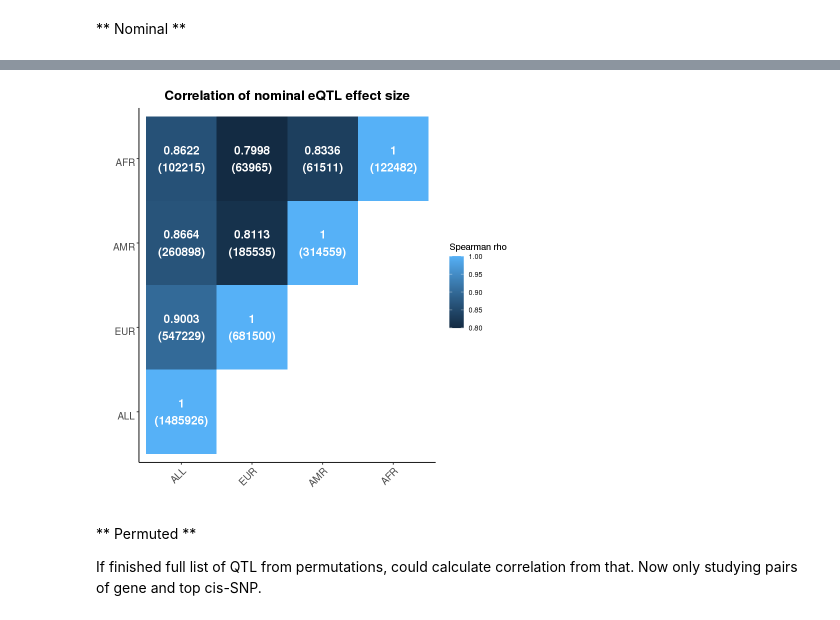
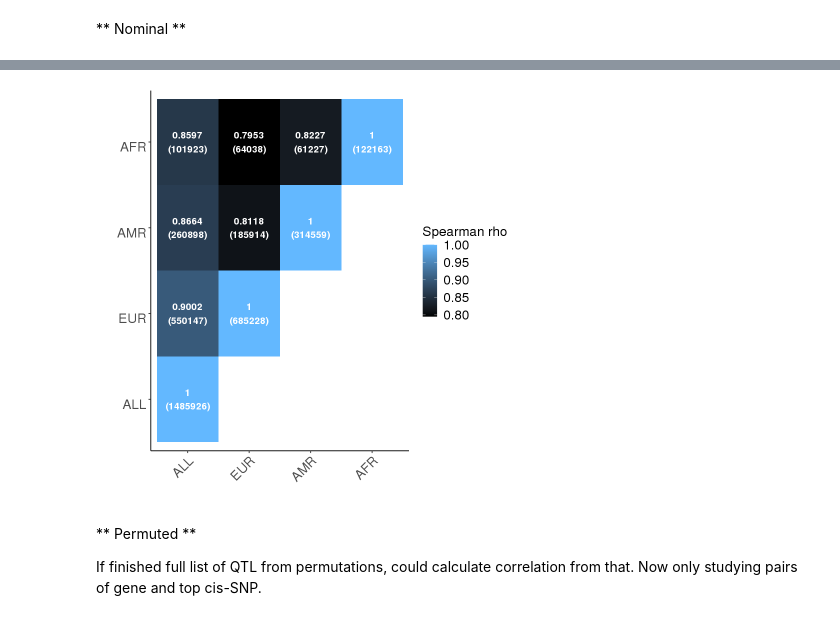
Before and after one commit to gandallab/devBrain_xQTL, a Jupyter notebook: code/04-QTL/cis-eQTL/eqtl_analysis.ipynb, the cells around one changed output, grey strips where cells are left out. Drawn from its saved outputs; the diff is of its cells as text; code cells hidden in the pictures.

```diff
--- a/code/04-QTL/cis-eQTL/eqtl_analysis.ipynb
+++ b/code/04-QTL/cis-eQTL/eqtl_analysis.ipynb
@@ -1209,0 +1531,4 @@ Warning message in cor.test.default(x = mixed_amr$slope.x.abs, y = mixed_amr$slo
+# %%
+# eur, amr
+eur_amr <- eur_nominal %>% inner_join(amr_nominal, by = "gene_snp")
+eur_amr_corr <- cor.test(x = abs(eur_amr$slope.x), y = abs(eur_amr$slope.y), method = 'spearman')
@@ -1220,7 +1545,5 @@ Warning message in cor.test.default(x = mixed_afr$slope.x.abs, y = mixed_afr$slo
 # %%
-# eur, amr
-eur_amr <- eur_nominal %>% inner_join(amr_nominal, by = "gene_snp")
-dim(eur_amr)
-eur_amr <- eur_amr %>% mutate(slope.x.abs = abs(slope.x), slope.y.abs = abs(slope.y))
-eur_amr_corr <- cor.test(x=eur_amr$slope.x.abs, y=eur_amr$slope.y.abs, method = 'spearman')
+# amr, afr
+amr_afr <- amr_nominal %>% inner_join(afr_nominal, by = "gene_snp")
+amr_afr_corr <- cor.test(x = abs(amr_afr$slope.x), y = abs(amr_afr$slope.y), method = 'spearman')
 # %% [output]
@@ -1230,6 +1551,0 @@ Warning message in cor.test.default(x = eur_amr$slope.x.abs, y = eur_amr$slope.y
-# %%
-# eur, afr
-eur_afr <- eur_nominal %>% inner_join(afr_nominal, by = "gene_snp")
-dim(eur_afr)
-eur_afr <- eur_afr %>% mutate(slope.x.abs = abs(slope.x), slope.y.abs = abs(slope.y))
-eur_afr_corr <- cor.test(x=eur_afr$slope.x.abs, y=eur_afr$slope.y.abs, method = 'spearman')
@@ -1240,6 +1551,0 @@ Warning message in cor.test.default(x = eur_afr$slope.x.abs, y = eur_afr$slope.y
-# %%
-# amr, afr
-amr_afr <- amr_nominal %>% inner_join(afr_nominal, by = "gene_snp")
-dim(amr_afr)
-amr_afr <- amr_afr %>% mutate(slope.x.abs = abs(slope.x), slope.y.abs = abs(slope.y))
-amr_afr_corr <- cor.test(x=amr_afr$slope.x.abs, y=amr_afr$slope.y.abs, method = 'spearman')
@@ -1297,18 +1583,22 @@ df$group2 <- factor(df$group2, levels = c("ALL", "EUR", "AMR", "AFR"))
 # %%
 p <- ggplot(df, aes(x = group1, y = group2, fill = rho)) +
     geom_tile() +
  scale_fill_gradient(
-   name="Spearman rho") +
+   name = "Spearman rho",
+   low = "black", high = "steelblue1") +
  theme_classic() +
  labs(x = "", y = "") +
  theme(axis.text.x = element_text(angle = 45, vjust = 1,
-    size = 12, hjust = 1),
+    size = 16, hjust = 1),
        axis.text.y = element_text(vjust = 1,
-    size = 12, hjust = 1),
-       axis.title = element_text(size=12),
-       plot.title = element_text(size=16, face="bold", hjust = 0.5)) +
- ggtitle("Correlation of nominal eQTL effect size") +
- geom_text(aes(label = display), color = "white", size = 5, fontface = "bold")
+    size = 16, hjust = 1),
+       axis.title = element_text(size = 18),
+       plot.title = element_text(size = 18, face = "bold", hjust = 0.5),
+      legend.title = element_text(size = 16),
+      legend.text = element_text(size = 16),
+      legend.position = "right") +
+#  ggtitle("Correlation of nominal eQTL effect size") +
+ geom_text(aes(label = display), color = "white", size = 4, fontface = "bold")
 p
 # %% [output]
-[figure, old version]
+[figure, new version]
```
Also changed, not shown: parts of 200 cells of this notebook, 16 other files.
